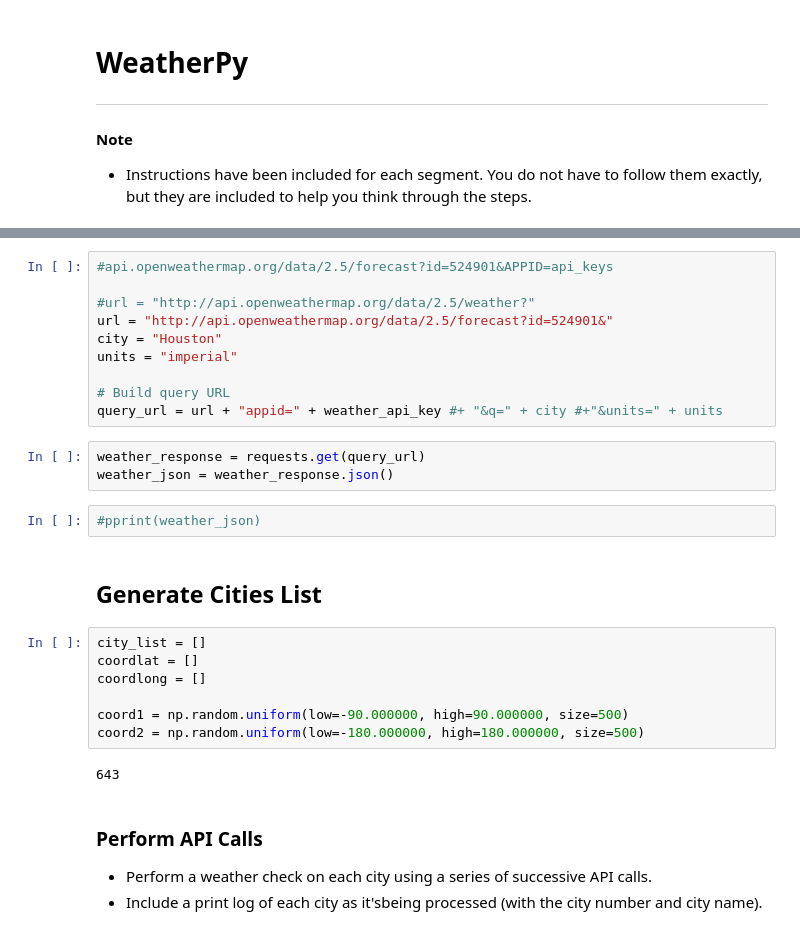
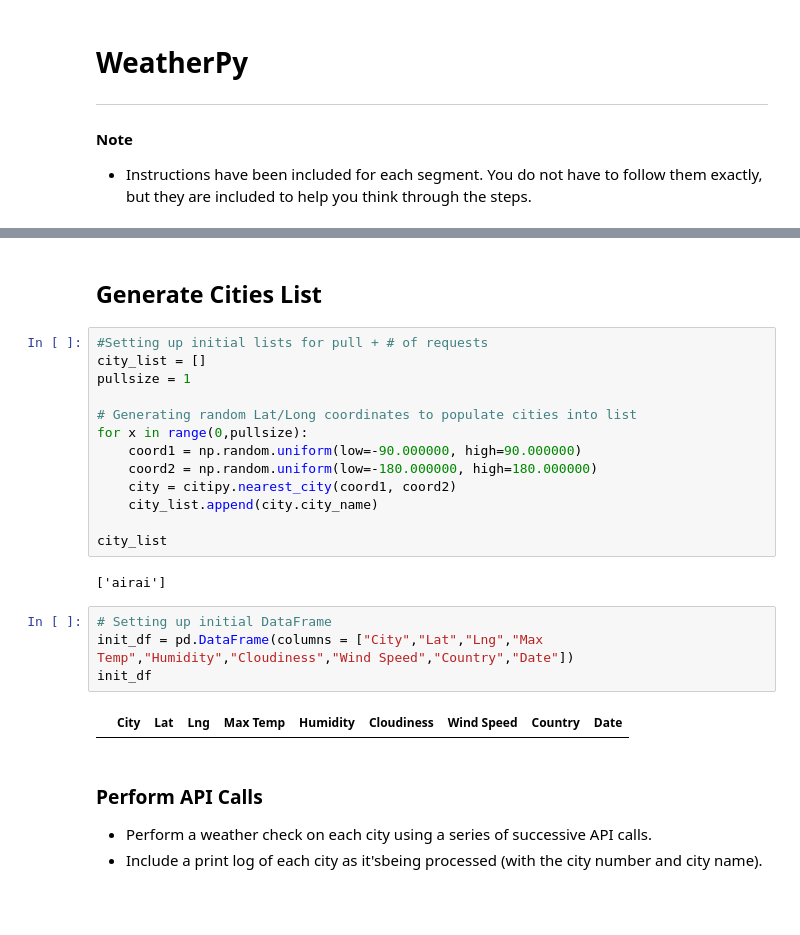
Before and after one commit to Snickett/python-api-challenge, a Jupyter notebook: WeatherPy/WeatherPy.ipynb, the cells around one changed output, grey strips where cells are left out. Saved outputs shown, nothing was run; the diff lists cells and outputs as text; blank space fills up the shorter version.

```diff
--- a/WeatherPy/WeatherPy.ipynb
+++ b/WeatherPy/WeatherPy.ipynb
@@ -13,31 +14,28 @@ import pandas as pd
 from api_keys import weather_api_key
 from citipy import citipy
-# %%
-#api.openweathermap.org/data/2.5/forecast?id=524901&APPID=api_keys
-
-#url = "http://api.openweathermap.org/data/2.5/weather?"
-url = "http://api.openweathermap.org/data/2.5/forecast?id=524901&"
-city = "Houston"
-units = "imperial"
-
-# Build query URL
-query_url = url + "appid=" + weather_api_key #+ "&q=" + city #+"&units=" + units
-# %%
-weather_response = requests.get(query_url)
-weather_json = weather_response.json()
-# %%
-#pprint(weather_json)
 # %% [markdown]
 ## Generate Cities List
 # %%
+#Setting up initial lists for pull + # of requests
 city_list = []
-coordlat = []
-coordlong = []
+pullsize = 1
 
-coord1 = np.random.uniform(low=-90.000000, high=90.000000, size=500)
-coord2 = np.random.uniform(low=-180.000000, high=180.000000, size=500)
+# Generating random Lat/Long coordinates to populate cities into list
+for x in range(0,pullsize):
+    coord1 = np.random.uniform(low=-90.000000, high=90.000000)
+    coord2 = np.random.uniform(low=-180.000000, high=180.000000)
+    city = citipy.nearest_city(coord1, coord2)
+    city_list.append(city.city_name)
+
+city_list
 # %% [output]
-643
+['airai']
+# %%
+# Setting up initial DataFrame
+init_df = pd.DataFrame(columns = ["City","Lat","Lng","Max Temp","Humidity","Cloudiness","Wind Speed","Country","Date"])
+init_df
+# %% [output]
+|  | City | Lat | Lng | Max Temp | Humidity | Cloudiness | Wind Speed | Country | Date |
 # %% [markdown]
 ### Perform API Calls
 * Perform a weather check on each city using a series of successive API calls.
```
Also changed, not shown: parts of 2 cells of this notebook.
